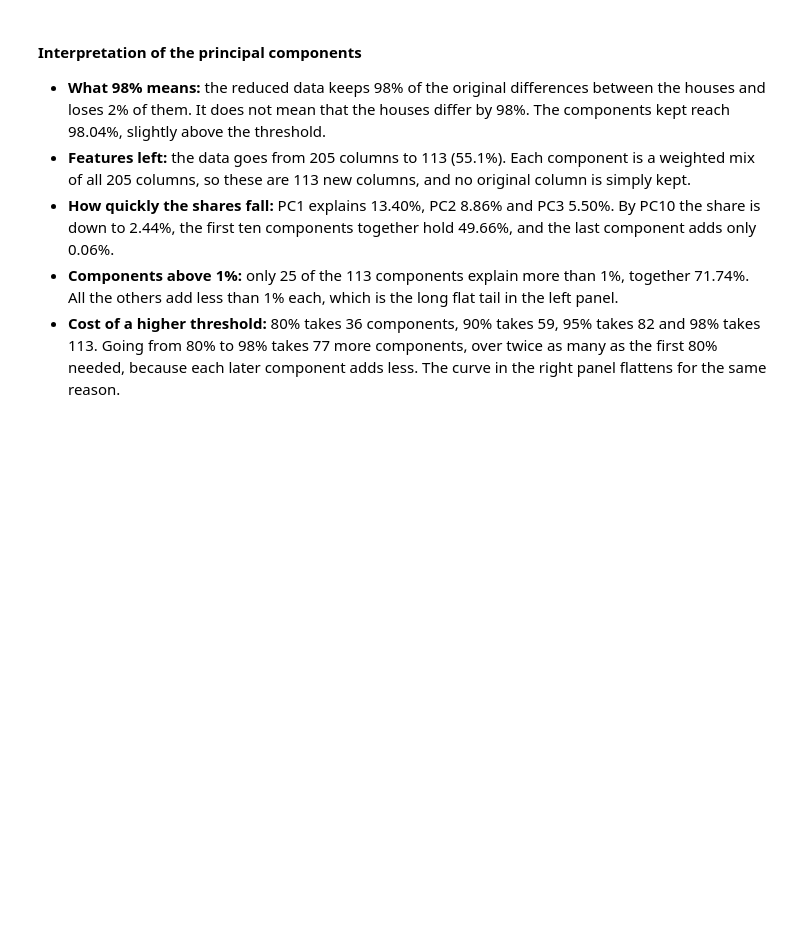
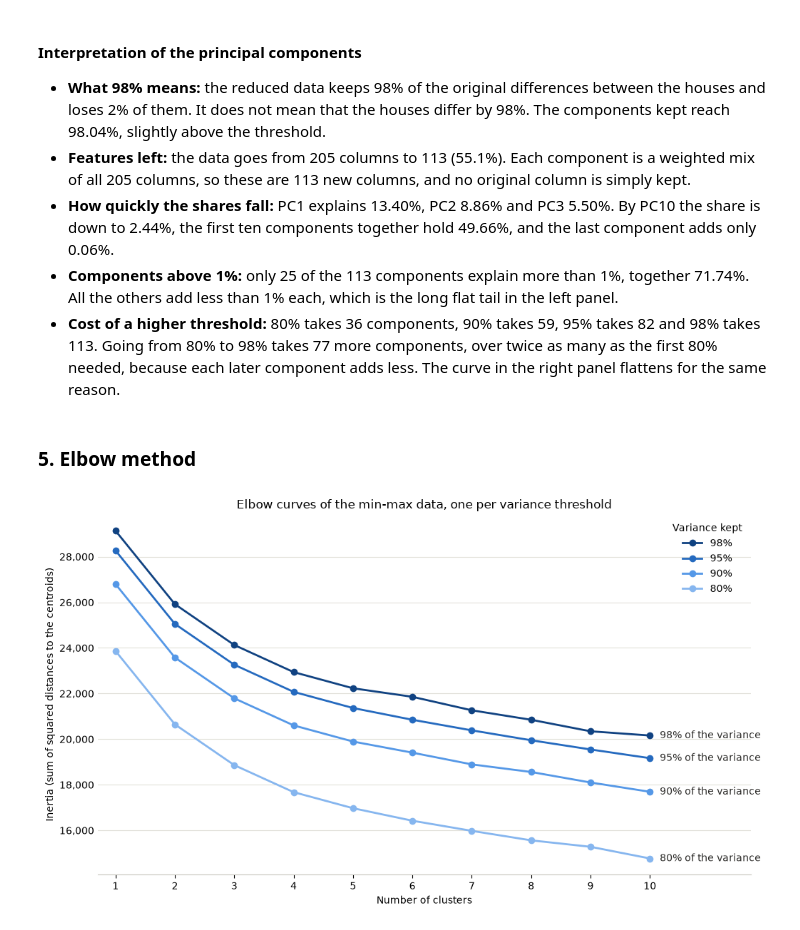
Before and after one commit to AdelinGabriel21/ames-housing-analysis, a Jupyter notebook: notebooks/08_pca_kmeans_clustering.ipynb, the cells around one changed output. Saved outputs shown, nothing was run; the diff lists cells and outputs as text; code cells hidden in the pictures; blank space fills up the shorter version.

Commit message:
feat: add k-means clustering and scaling comparison

```diff
--- a/notebooks/08_pca_kmeans_clustering.ipynb
+++ b/notebooks/08_pca_kmeans_clustering.ipynb
@@ -387,3 +401,12 @@ plt.show()
 - **How quickly the shares fall:** PC1 explains 13.40%, PC2 8.86% and PC3 5.50%. By PC10 the share is down to 2.44%, the first ten components together hold 49.66%, and the last component adds only 0.06%.
 - **Components above 1%:** only 25 of the 113 components explain more than 1%, together 71.74%. All the others add less than 1% each, which is the long flat tail in the left panel.
 - **Cost of a higher threshold:** 80% takes 36 components, 90% takes 59, 95% takes 82 and 98% takes 113. Going from 80% to 98% takes 77 more components, over twice as many as the first 80% needed, because each later component adds less. The curve in the right panel flattens for the same reason.
+# %% [markdown]
+### 5. Elbow method
+# %%
+cluster_range = range(1, 11)
+inertia = inertia_table(reduced, component_counts, cluster_range)
+
+plot_elbow(inertia, "Elbow curves of the min-max data, one per variance threshold")
+# %% [output]
+[figure, added]
```
Also changed, not shown: parts of 16 cells of this notebook, 6 other files.
